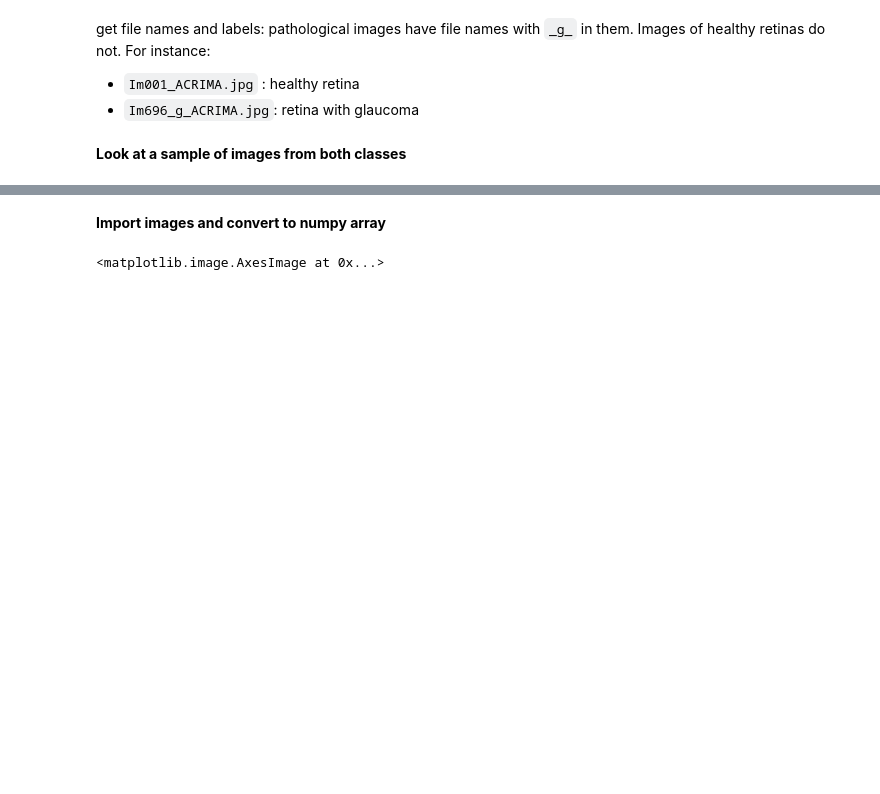
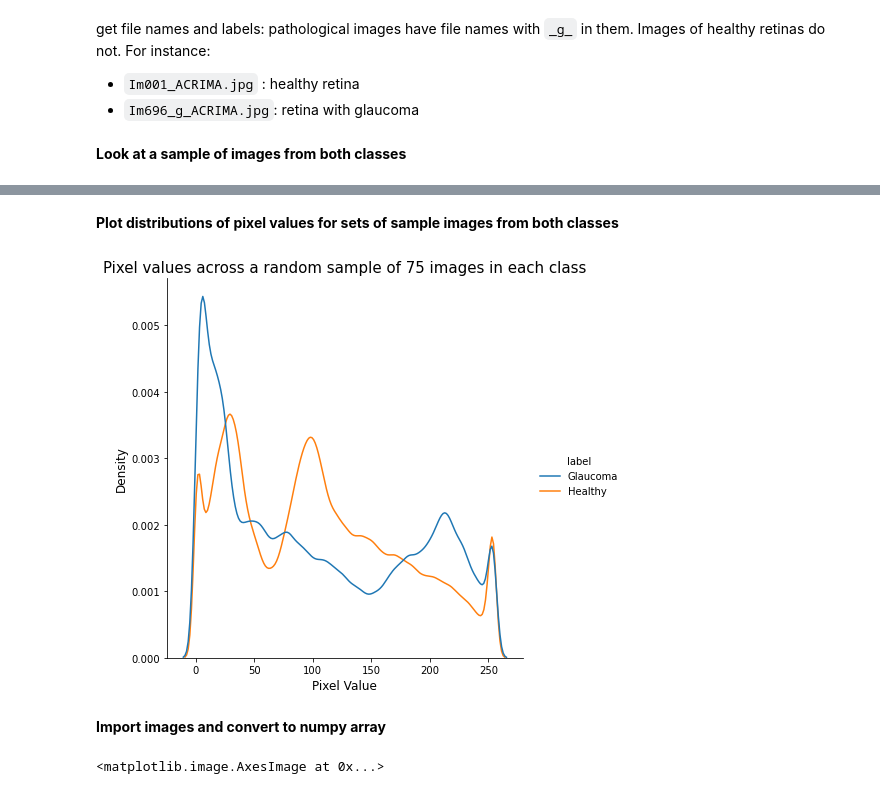
Before and after one commit to gigi-codes/wwc_hackathon_22, a Jupyter notebook: code/01_import_save_data.ipynb, the cells around one changed output, grey strips where cells are left out. Saved outputs shown, nothing was run; the diff lists cells and outputs as text; code cells hidden in the pictures; blank space fills up the shorter version.

```diff
--- a/code/01_import_save_data.ipynb
+++ b/code/01_import_save_data.ipynb
@@ -61,0 +68,2 @@ for i, f in enumerate(healthy_images):
+# %% [markdown]
+**Plot distributions of pixel values for sets of sample images from both classes**
@@ -62,3 +80,15 @@ for i, f in enumerate(healthy_images):
+# %%
+pixels_df = pd.DataFrame({'pixels':np.concatenate((pixels_g, pixels_h)),
+                          'label':np.concatenate((['Glaucoma']*len(pixels_g),(['Healthy']*len(pixels_h))))})
+# %%
+sns.displot(data=pixels_df, x='pixels', hue='label', kind='kde', height=6)
+plt.xlabel('Pixel Value', size=12)
+plt.ylabel('Density', size=12)
+plt.title('Pixel values across a random sample of 75 images in each class', size=15);
+# uncomment below to save figure
+# plt.savefig('../figures/pixel_distribution.png', bbox_inches='tight', dpi='figure')
+# %% [output]
+[figure, added]
 # %% [markdown]
 **Import images and convert to numpy array**
 # %%
```
Also changed, not shown: parts of 14 cells of this notebook, 9 other files.
